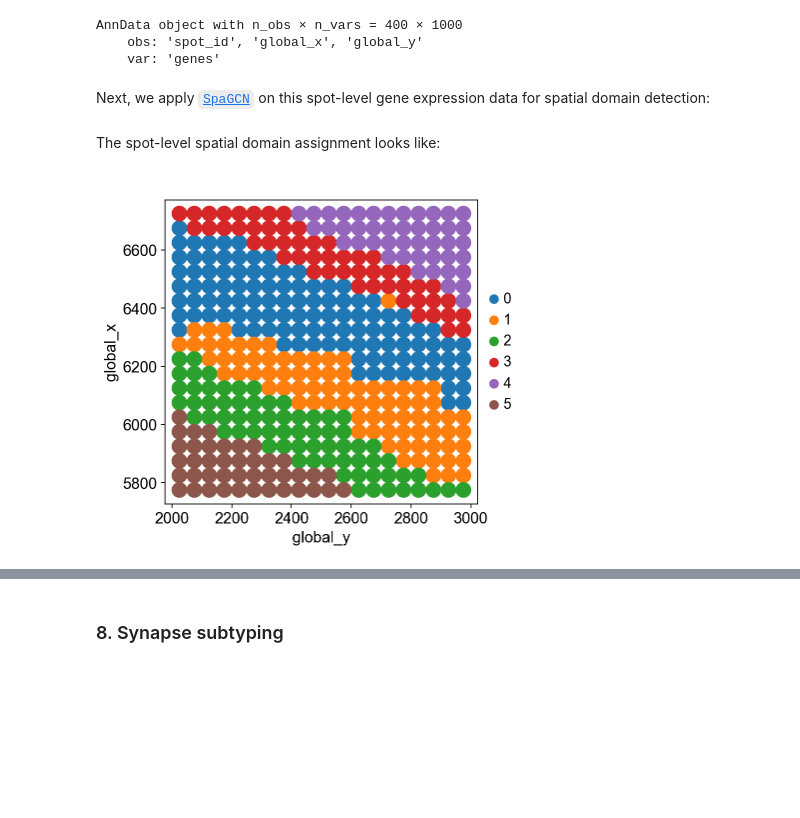
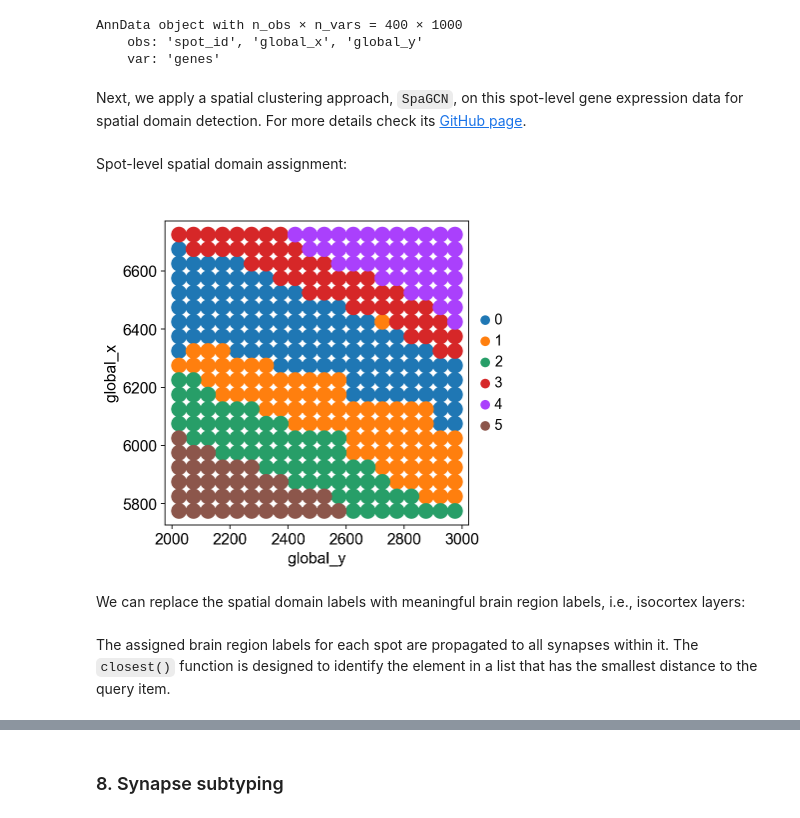
Before and after one commit to chen-yang-yuan/mcDETECT, a Jupyter notebook: tutorial/tutorial.ipynb, the cells around one changed output, grey strips where cells are left out. Saved outputs shown, nothing was run; the diff lists cells and outputs as text; code cells hidden in the pictures; blank space fills up the shorter version.

Commit message:
updated tutorial notebook and markdown

```diff
--- a/tutorial/tutorial.ipynb
+++ b/tutorial/tutorial.ipynb
@@ -176,7 +176,7 @@ AnnData object with n_obs × n_vars = 400 × 1000
     obs: 'spot_id', 'global_x', 'global_y'
     var: 'genes'
 # %% [markdown]
-Next, we apply [`SpaGCN`](https://github.com/jianhuupenn/SpaGCN/) on this spot-level gene expression data for spatial domain detection:
+Next, we apply a spatial clustering approach, `SpaGCN`, on this spot-level gene expression data for spatial domain detection. For more details check its [GitHub page](https://github.com/jianhuupenn/SpaGCN/).
 # %%
 %%capture
 
@@ -222,13 +222,15 @@ refined_pred = spg.refine(sample_id = spots.obs.index.tolist(), pred = spots.obs
 spots.obs["refined_pred"] = refined_pred
 spots.obs["refined_pred"] = spots.obs["refined_pred"].astype('category')
 # %% [markdown]
-The spot-level spatial domain assignment looks like:
+Spot-level spatial domain assignment:
 # %%
-# plot spatial domains
 sc.set_figure_params(scanpy = True, figsize = (5, 5))
-ax = sc.pl.scatter(spots, alpha = 1, x = "global_y", y = "global_x", color = "refined_pred", title = " ", show = False, size = 800)
+ax = sc.pl.scatter(spots, alpha = 1, x = "global_y", y = "global_x", color = "refined_pred", size = 800, title = " ", show = False)
 ax.grid(False)
-plt.savefig("tutorial_files/spatial_domain.png", dpi=120)
+ax.set_aspect('equal', 'box')
+plt.savefig("tutorial_files/spatial_domain.png", dpi = 120)
 plt.show()
 # %% [output]
-[figure, old version]
+[figure, new version]
+# %% [markdown]
+We can replace the spatial domain labels with meaningful brain region labels, i.e., isocortex layers:
@@ -234,0 +249,2 @@ plt.show()
+# %% [markdown]
+The assigned brain region labels for each spot are propagated to all synapses within it. The `closest()` function is designed to identify the element in a list that has the smallest distance to the query item.
```
Also changed, not shown: parts of 11 cells of this notebook, 5 other files.
